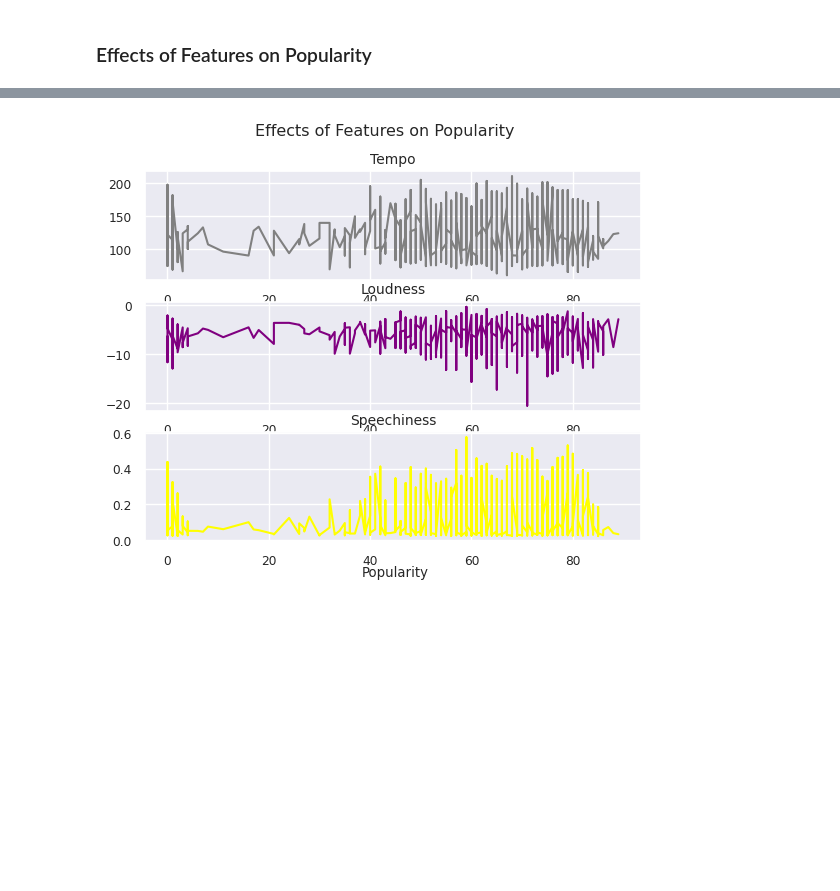
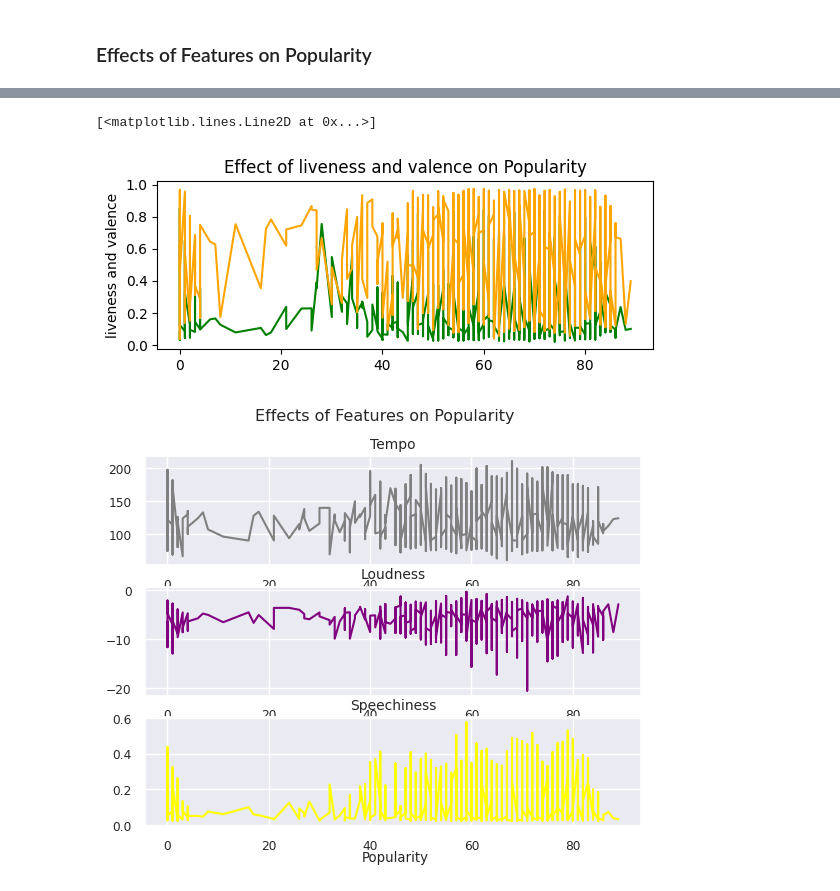
Before and after one commit to mduos/scipy_project_group_16, a Jupyter notebook: Spotify Analysis.ipynb, the cells around one changed output, grey strips where cells are left out. Drawn from its saved outputs; the diff is of its cells as text; code cells hidden in the pictures; blank space fills up the shorter version.

```diff
--- a/Spotify Analysis.ipynb
+++ b/Spotify Analysis.ipynb
@@ -298,3 +257,9 @@ plt.show()
+# %%
+from CustomPlots import featurePlotTwo
+featurePlotTwo(df, 'liveness', 'valence')
+# %% [output]
+[<matplotlib.lines.Line2D at 0x...>]
+[figure, added]
 # %%
 sorted_df = df.sort_values('popularity', ascending = False)
 plt.plot(100, 2)
```
Also changed, not shown: parts of 7 cells of this notebook.
